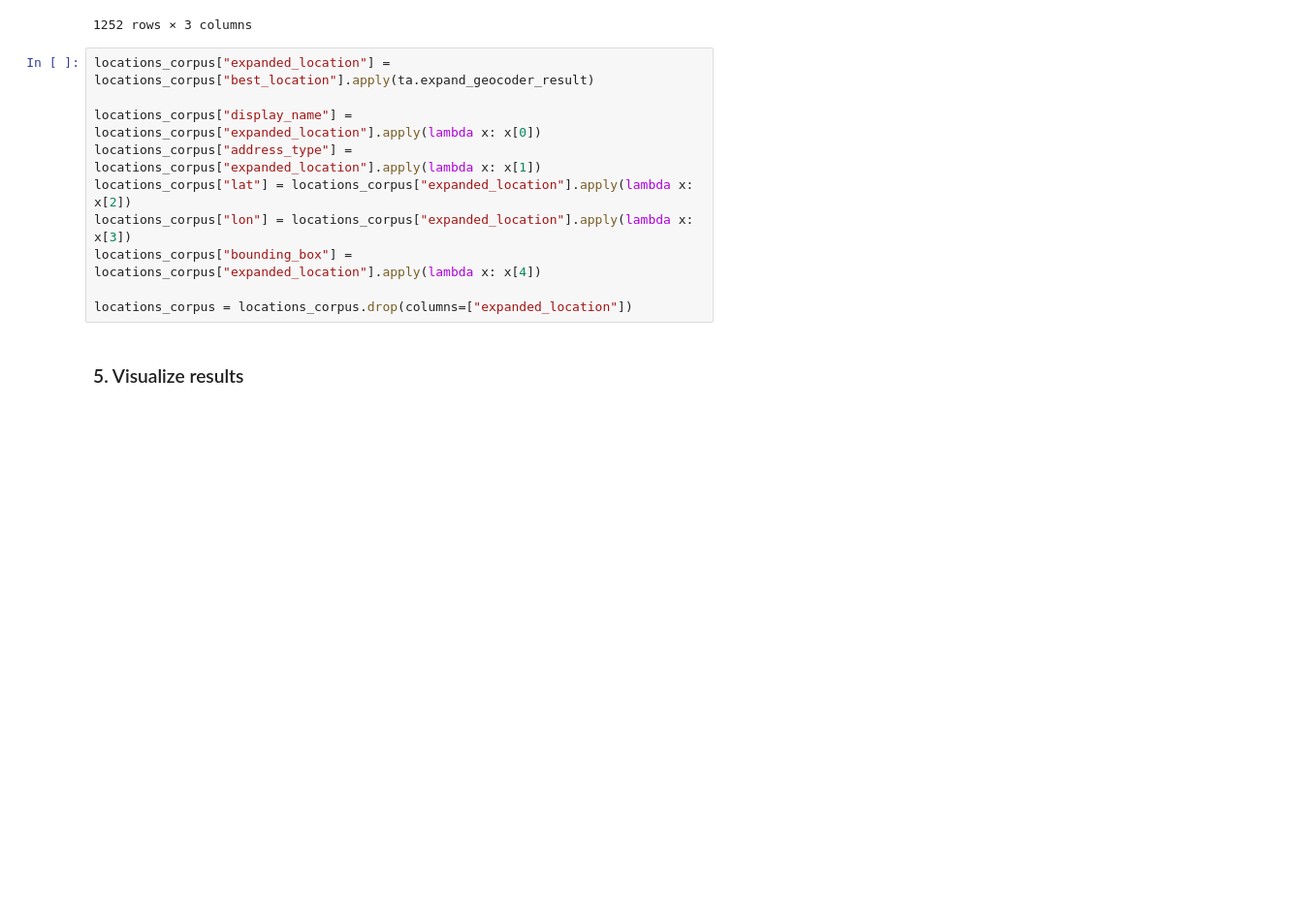
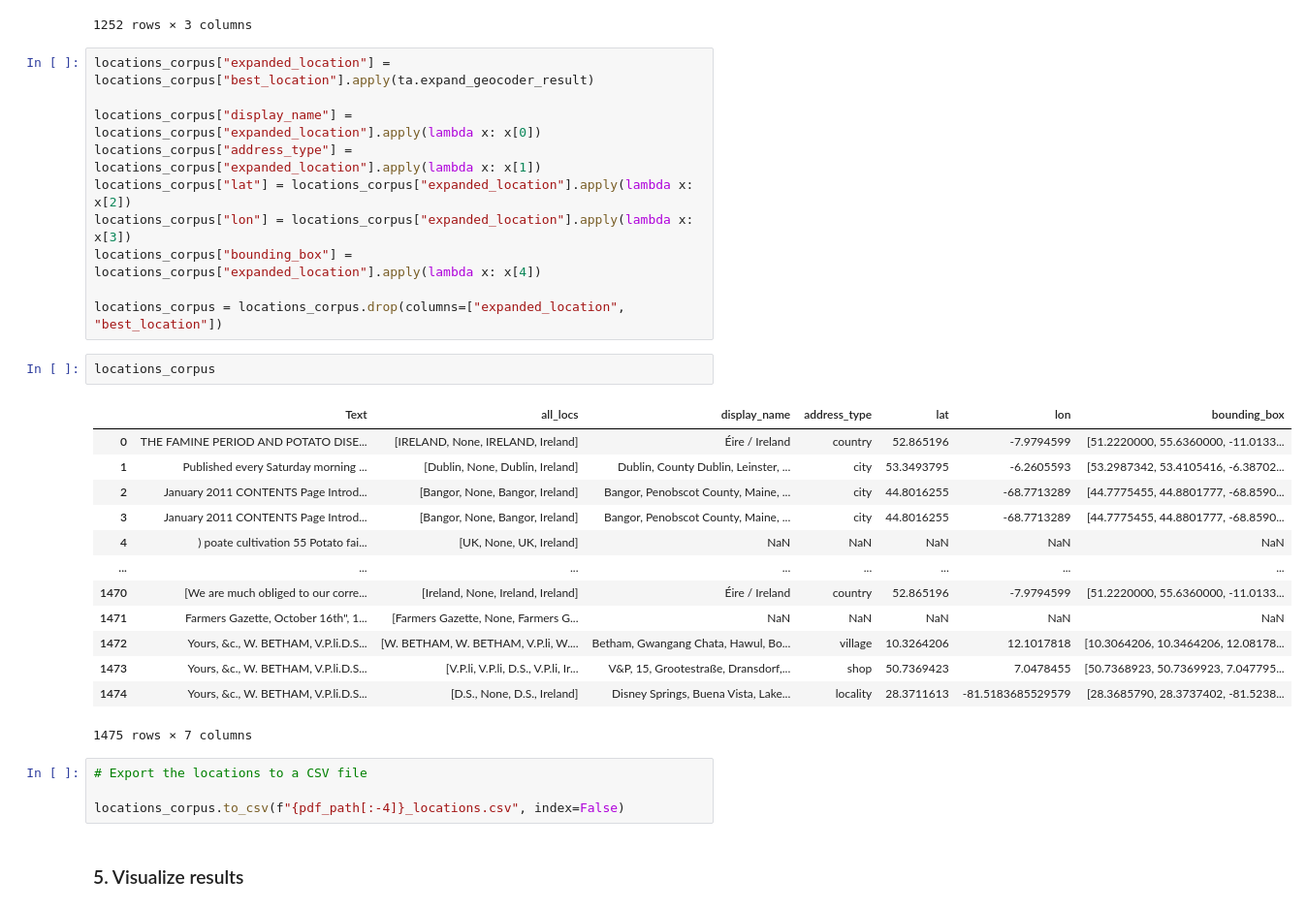
Before and after one commit to arielsaffer/pest_text_pipeline, a Jupyter notebook: notebooks/text_mining_workflow.ipynb, the cells around one changed output. Shown: that part at 97% size. Cells and saved outputs as stored; diff of their text form; blank space fills up the shorter version.

```diff
--- a/notebooks/text_mining_workflow.ipynb
+++ b/notebooks/text_mining_workflow.ipynb
@@ -566,6 +567,26 @@ locations_corpus["lat"] = locations_corpus["expanded_location"].apply(lambda x:
 locations_corpus["lon"] = locations_corpus["expanded_location"].apply(lambda x: x[3])
 locations_corpus["bounding_box"] = locations_corpus["expanded_location"].apply(lambda x: x[4])
 
-locations_corpus = locations_corpus.drop(columns=["expanded_location"])
+locations_corpus = locations_corpus.drop(columns=["expanded_location", "best_location"])
+# %%
+locations_corpus
+# %% [output]
+|  | Text | all_locs | display_name | address_type | lat | lon | bounding_box |
+| 0 | THE FAMINE PERIOD AND POTATO DISE... | [IRELAND, None, IRELAND, Ireland] | Éire / Ireland | country | 52.865196 | -7.9794599 | [51.2220000, 55.6360000, -11.0133... |
+| 1 | Published every Saturday morning ... | [Dublin, None, Dublin, Ireland] | Dublin, County Dublin, Leinster, ... | city | 53.3493795 | -6.2605593 | [53.2987342, 53.4105416, -6.38702... |
+| 2 | January 2011 CONTENTS Page Introd... | [Bangor, None, Bangor, Ireland] | Bangor, Penobscot County, Maine, ... | city | 44.8016255 | -68.7713289 | [44.7775455, 44.8801777, -68.8590... |
+| 3 | January 2011 CONTENTS Page Introd... | [Bangor, None, Bangor, Ireland] | Bangor, Penobscot County, Maine, ... | city | 44.8016255 | -68.7713289 | [44.7775455, 44.8801777, -68.8590... |
+| 4 | ) poate cultivation 55 Potato fai... | [UK, None, UK, Ireland] | NaN | NaN | NaN | NaN | NaN |
+| ... | ... | ... | ... | ... | ... | ... | ... |
+| 1470 | [We are much obliged to our corre... | [Ireland, None, Ireland, Ireland] | Éire / Ireland | country | 52.865196 | -7.9794599 | [51.2220000, 55.6360000, -11.0133... |
+| 1471 | Farmers Gazette, October 16th", 1... | [Farmers Gazette, None, Farmers G... | NaN | NaN | NaN | NaN | NaN |
+| 1472 | Yours, &c., W. BETHAM, V.P.li.D.S... | [W. BETHAM, W. BETHAM, V.P.li, W.... | Betham, Gwangang Chata, Hawul, Bo... | village | 10.3264206 | 12.1017818 | [10.3064206, 10.3464206, 12.08178... |
+| 1473 | Yours, &c., W. BETHAM, V.P.li.D.S... | [V.P.li, V.P.li, D.S., V.P.li, Ir... | V&P, 15, Grootestraße, Dransdorf,... | shop | 50.7369423 | 7.0478455 | [50.7368923, 50.7369923, 7.047795... |
+| 1474 | Yours, &c., W. BETHAM, V.P.li.D.S... | [D.S., None, D.S., Ireland] | Disney Springs, Buena Vista, Lake... | locality | 28.3711613 | -81.5183685529579 | [28.3685790, 28.3737402, -81.5238... |
+1475 rows × 7 columns
+# %%
+# Export the locations to a CSV file
+
+locations_corpus.to_csv(f"{pdf_path[:-4]}_locations.csv", index=False)
 # %% [markdown]
 ### 5. Visualize results
```
Also changed, not shown: parts of 3 cells of this notebook.
